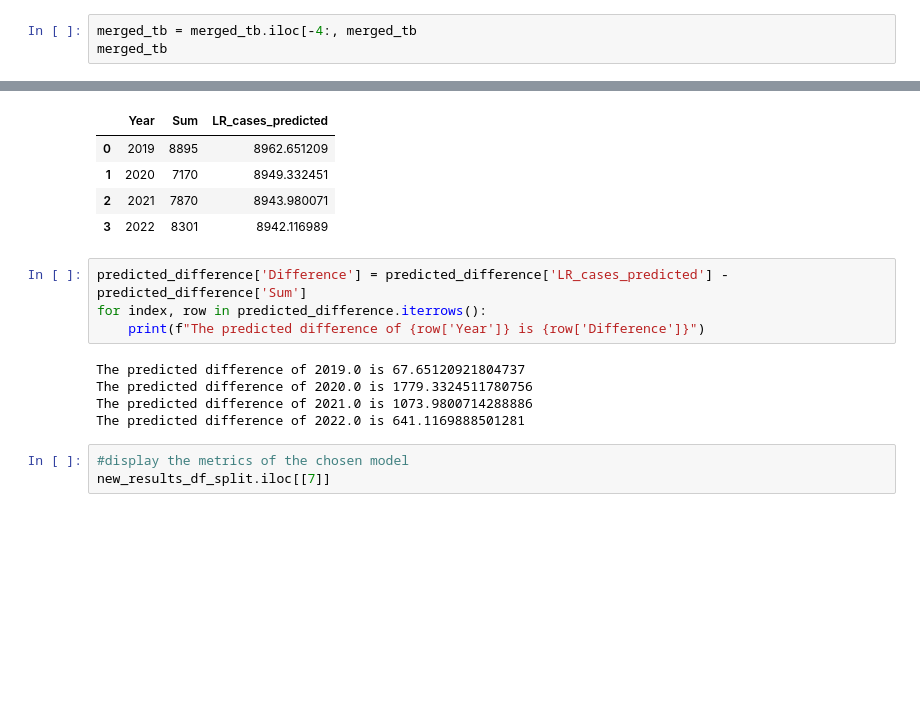
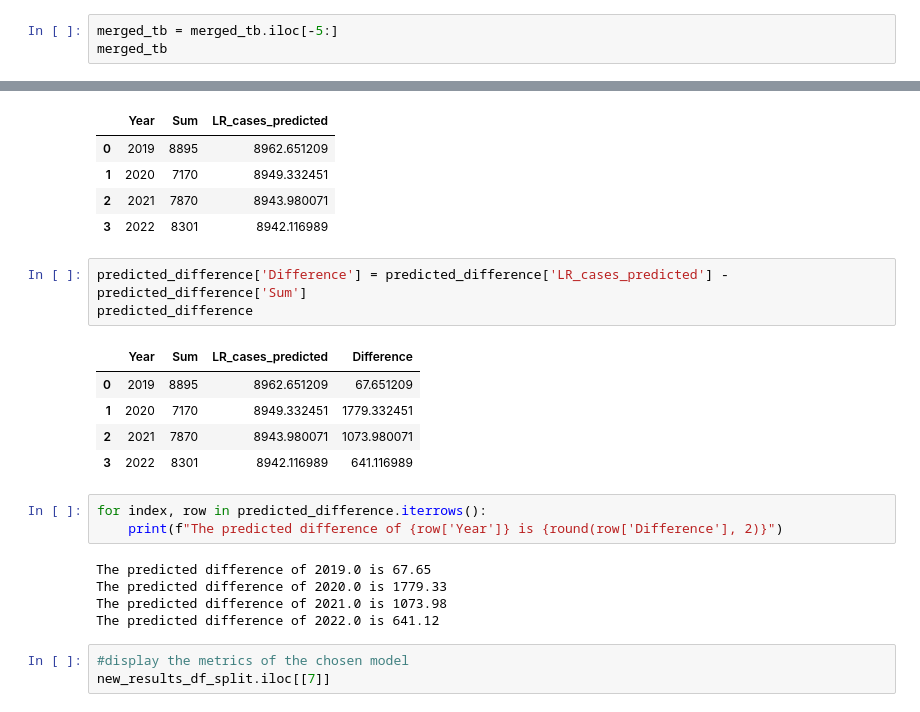
Before and after one commit to henniferkay/tbUS, a Jupyter notebook: linear_reg_cases.ipynb, the cells around one changed output, grey strips where cells are left out. Saved outputs shown, nothing was run; the diff lists cells and outputs as text; blank space fills up the shorter version.

Commit message:
more tweaking of the notebook, now with better output for the case predictions

```diff
--- a/linear_reg_cases.ipynb
+++ b/linear_reg_cases.ipynb
@@ -546,7 +546,7 @@ merged_tb.tail()
 | 3 | 2022 | 3144 | 5157 | 201 | 163 | 845 | 1275 | 1174 | 1124 | 1297 | ... | ... |
 4 rows × 64 columns
 # %%
-merged_tb = merged_tb.iloc[-4:, merged_tb
+merged_tb = merged_tb.iloc[-5:]
 merged_tb
 # %% [output]
 |  | Year | Female | Male | 0-4 | 14-May | 15-24 | 25-34 | 35-44 | 45-54 | 55-64 | ... | ... |
@@ -565,15 +565,23 @@ predicted_difference
 | 1 | 2020 | 7170 | 8949.332451 |
 | 2 | 2021 | 7870 | 8943.980071 |
 | 3 | 2022 | 8301 | 8942.116989 |
+# %%
+predicted_difference['Difference'] = predicted_difference['LR_cases_predicted'] - predicted_difference['Sum']
+predicted_difference
+# %% [output]
+|  | Year | Sum | LR_cases_predicted | Difference |
+| 0 | 2019 | 8895 | 8962.651209 | 67.651209 |
+| 1 | 2020 | 7170 | 8949.332451 | 1779.332451 |
+| 2 | 2021 | 7870 | 8943.980071 | 1073.980071 |
+| 3 | 2022 | 8301 | 8942.116989 | 641.116989 |
 # %%
-predicted_difference['Difference'] = predicted_difference['LR_cases_predicted'] - predicted_difference['Sum']
 for index, row in predicted_difference.iterrows():
-    print(f"The predicted difference of {row['Year']} is {row['Difference']}")
+    print(f"The predicted difference of {row['Year']} is {round(row['Difference'], 2)}")
 # %% [output]
-The predicted difference of 2019.0 is 67.65120921804737
-The predicted difference of 2020.0 is 1779.3324511780756
-The predicted difference of 2021.0 is 1073.9800714288886
-The predicted difference of 2022.0 is 641.1169888501281
+The predicted difference of 2019.0 is 67.65
+The predicted difference of 2020.0 is 1779.33
+The predicted difference of 2021.0 is 1073.98
+The predicted difference of 2022.0 is 641.12
 # %%
 #display the metrics of the chosen model
 new_results_df_split.iloc[[7]]
```
